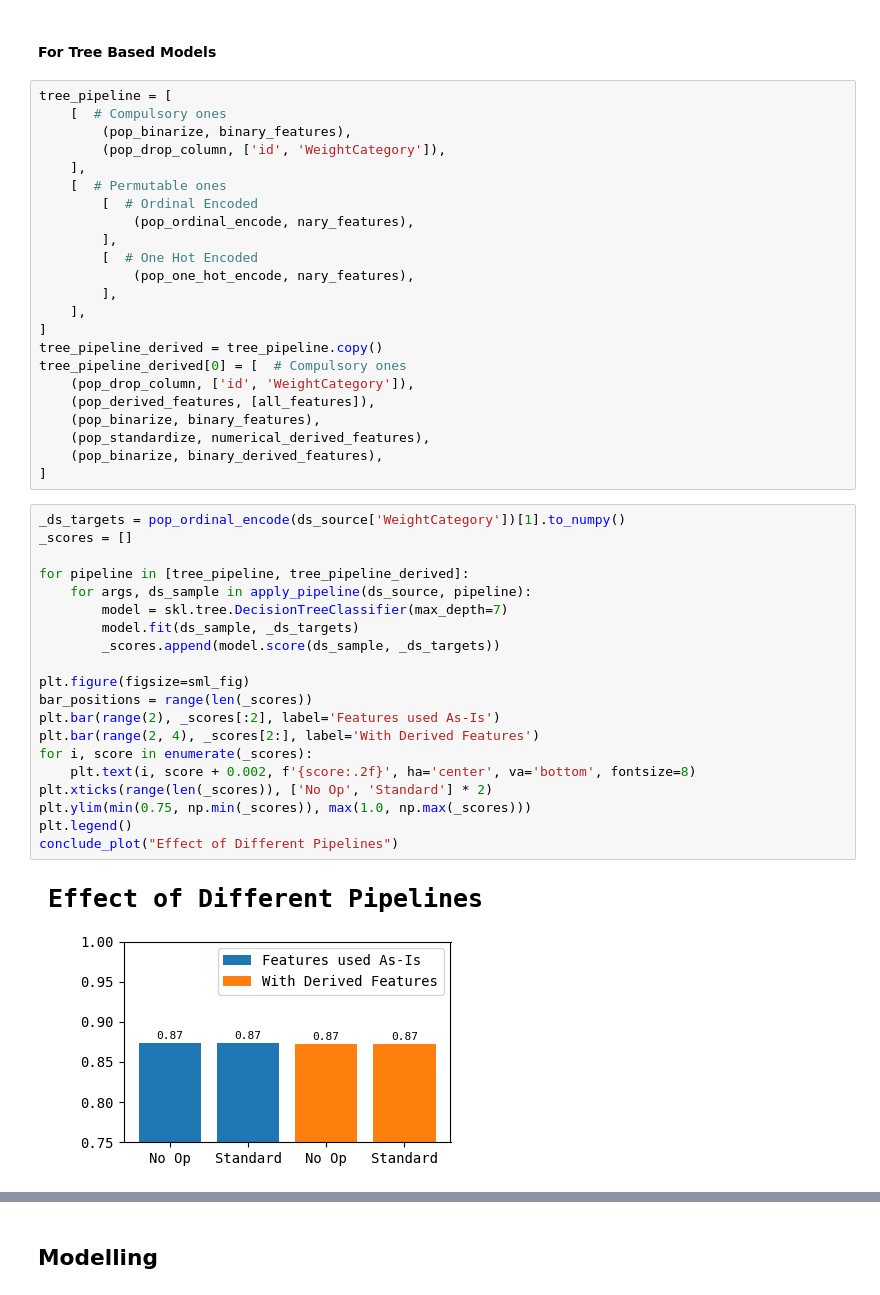
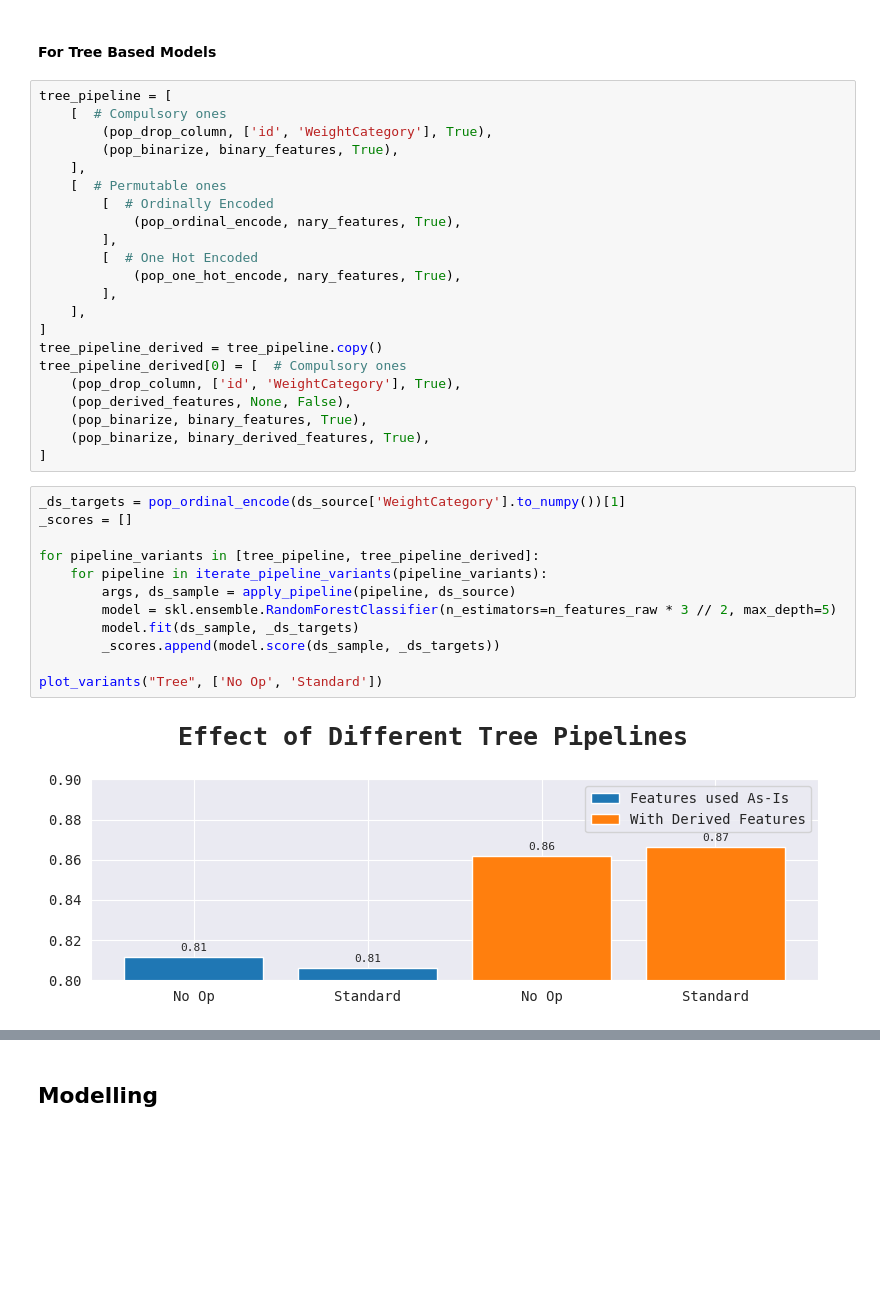
Before and after one commit to SHREYA-1103/Obesity-risk-analysis, a Jupyter notebook: ml_model_analysis.ipynb, the cells around one changed output, grey strips where cells are left out. Drawn from its saved outputs; the diff is of its cells as text; blank space fills up the shorter version.

```diff
--- a/ml_model_analysis.ipynb
+++ b/ml_model_analysis.ipynb
@@ -830,45 +969,36 @@ The Soft OHE technique appears to be the most robust and effective preprocessing
 # %%
 tree_pipeline = [
     [  # Compulsory ones
-        (pop_binarize, binary_features),
-        (pop_drop_column, ['id', 'WeightCategory']),
+        (pop_drop_column, ['id', 'WeightCategory'], True),
+        (pop_binarize, binary_features, True),
     ],
     [  # Permutable ones
-        [  # Ordinal Encoded
-            (pop_ordinal_encode, nary_features),
+        [  # Ordinally Encoded
+            (pop_ordinal_encode, nary_features, True),
         ],
         [  # One Hot Encoded
-            (pop_one_hot_encode, nary_features),
+            (pop_one_hot_encode, nary_features, True),
         ],
     ],
 ]
 tree_pipeline_derived = tree_pipeline.copy()
 tree_pipeline_derived[0] = [  # Compulsory ones
-    (pop_drop_column, ['id', 'WeightCategory']),
-    (pop_derived_features, [all_features]),
-    (pop_binarize, binary_features),
-    (pop_standardize, numerical_derived_features),
-    (pop_binarize, binary_derived_features),
+    (pop_drop_column, ['id', 'WeightCategory'], True),
+    (pop_derived_features, None, False),
+    (pop_binarize, binary_features, True),
+    (pop_binarize, binary_derived_features, True),
 ]
 # %%
-_ds_targets = pop_ordinal_encode(ds_source['WeightCategory'])[1].to_numpy()
+_ds_targets = pop_ordinal_encode(ds_source['WeightCategory'].to_numpy())[1]
 _scores = []
 
-for pipeline in [tree_pipeline, tree_pipeline_derived]:
-    for args, ds_sample in apply_pipeline(ds_source, pipeline):
-        model = skl.tree.DecisionTreeClassifier(max_depth=7)
+for pipeline_variants in [tree_pipeline, tree_pipeline_derived]:
+    for pipeline in iterate_pipeline_variants(pipeline_variants):
+        args, ds_sample = apply_pipeline(pipeline, ds_source)
+        model = skl.ensemble.RandomForestClassifier(n_estimators=n_features_raw * 3 // 2, max_depth=5)
         model.fit(ds_sample, _ds_targets)
         _scores.append(model.score(ds_sample, _ds_targets))
 
-plt.figure(figsize=sml_fig)
-bar_positions = range(len(_scores))
-plt.bar(range(2), _scores[:2], label='Features used As-Is')
-plt.bar(range(2, 4), _scores[2:], label='With Derived Features')
-for i, score in enumerate(_scores):
-    plt.text(i, score + 0.002, f'{score:.2f}', ha='center', va='bottom', fontsize=8)
-plt.xticks(range(len(_scores)), ['No Op', 'Standard'] * 2)
-plt.ylim(min(0.75, np.min(_scores)), max(1.0, np.max(_scores)))
-plt.legend()
-conclude_plot("Effect of Different Pipelines")
+plot_variants("Tree", ['No Op', 'Standard'])
 # %% [output]
-[figure, old version]
+[figure, new version]
```
Also changed, not shown: parts of 132 cells of this notebook, 2 other files.
